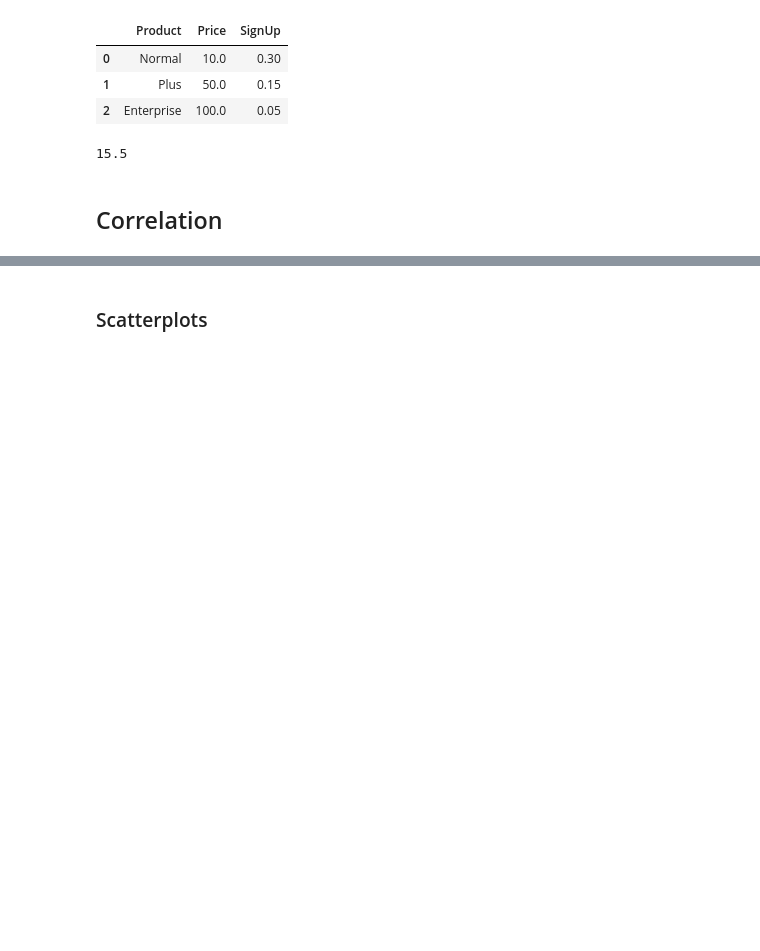
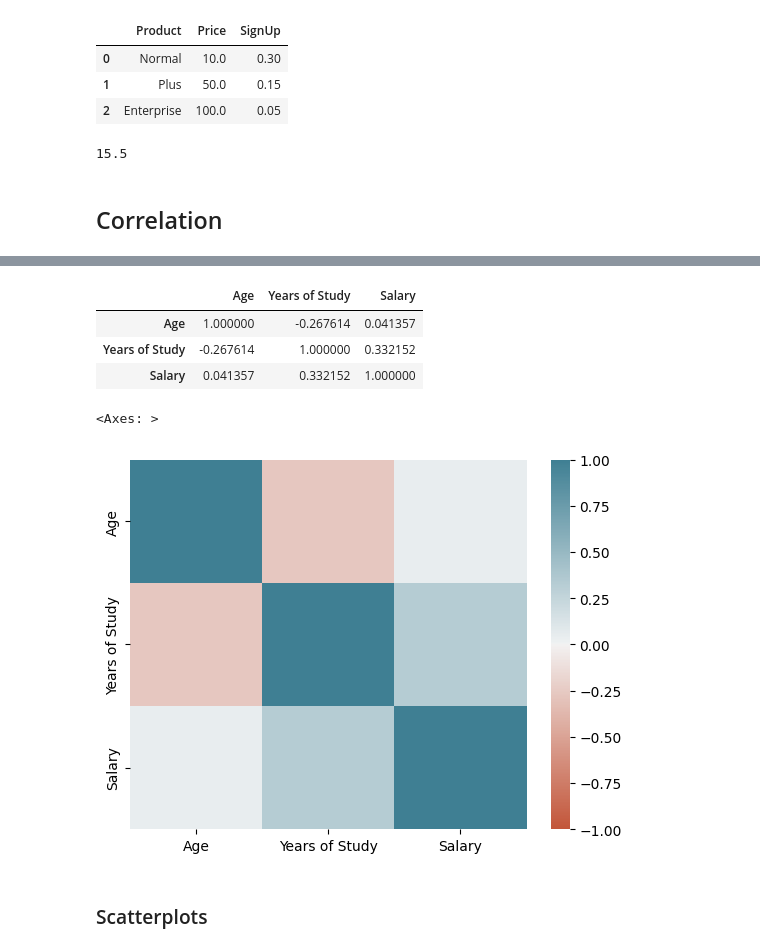
Before and after one commit to gdserafini/pratical-statistics, a Jupyter notebook: src/1-exploratory-data-analysis/exploratory_data_analysis.ipynb, the cells around one changed output, grey strips where cells are left out. Drawn from its saved outputs; the diff is of its cells as text; code cells hidden in the pictures; blank space fills up the shorter version.

```diff
--- a/src/1-exploratory-data-analysis/exploratory_data_analysis.ipynb
+++ b/src/1-exploratory-data-analysis/exploratory_data_analysis.ipynb
@@ -282,12 +283,12 @@ data[['State', 'Age']].mode()
 # %% [markdown]
 The expected value is a summary based on the probabilities of occurrences of categorical values.
 # %%
-data = {
+_data = {
     'Product': ['Normal', 'Plus', 'Enterprise'],
     'Price': [10.0, 50.0, 100.0],
     'SignUp': [0.3, 0.15, 0.05]
 }
-df = pd.DataFrame(data)
+df = pd.DataFrame(_data)
 df
 # %% [output]
 |  | Product | Price | SignUp |
@@ -306,2 +315,18 @@ ev
+# %%
+salary_corr = data[['Age', 'Years of Study', 'Salary']].corr()
+salary_corr
+# %% [output]
+|  | Age | Years of Study | Salary |
+| Age | 1.000000 | -0.267614 | 0.041357 |
+| Years of Study | -0.267614 | 1.000000 | 0.332152 |
+| Salary | 0.041357 | 0.332152 | 1.000000 |
+# %%
+sns.heatmap(
+    salary_corr, vmin=-1, vmax=1,
+    cmap=sns.diverging_palette(20, 220, as_cmap=True)
+)
+# %% [output]
+<Axes: >
+[figure, added]
 # %% [markdown]
 ### Scatterplots
```
Also changed, not shown: parts of 3 cells of this notebook.
